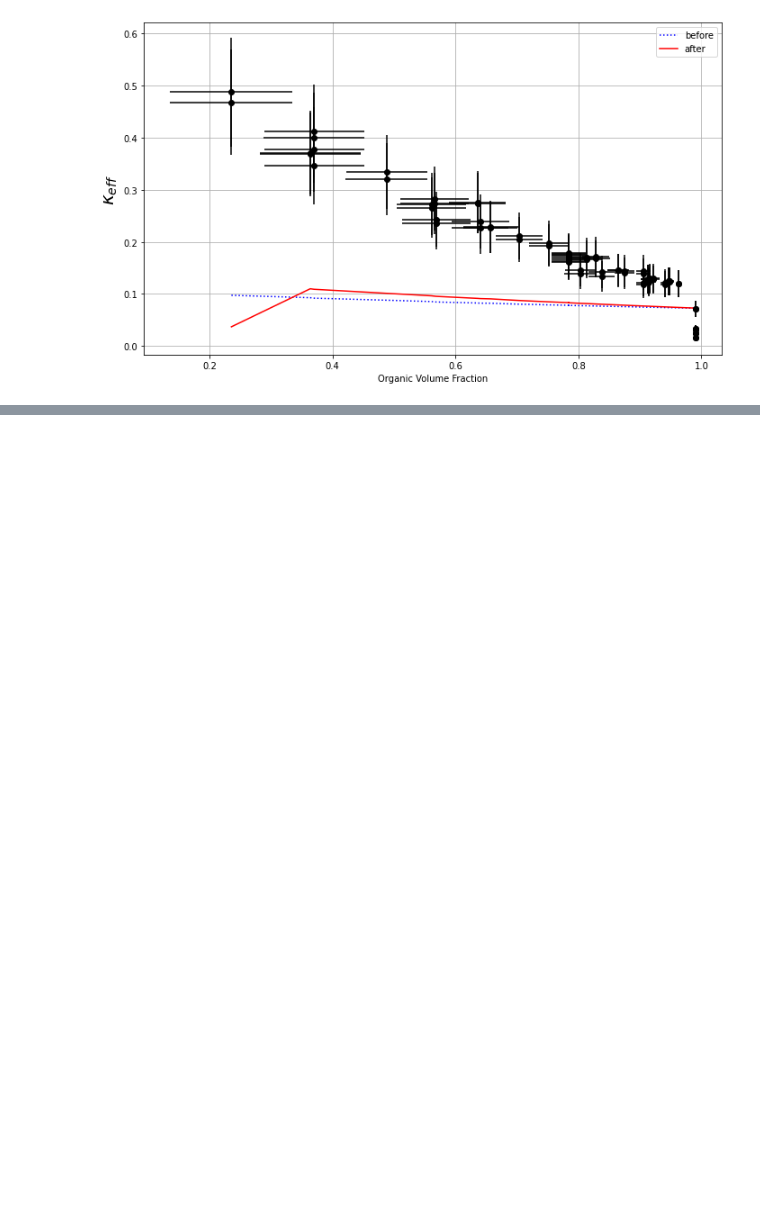
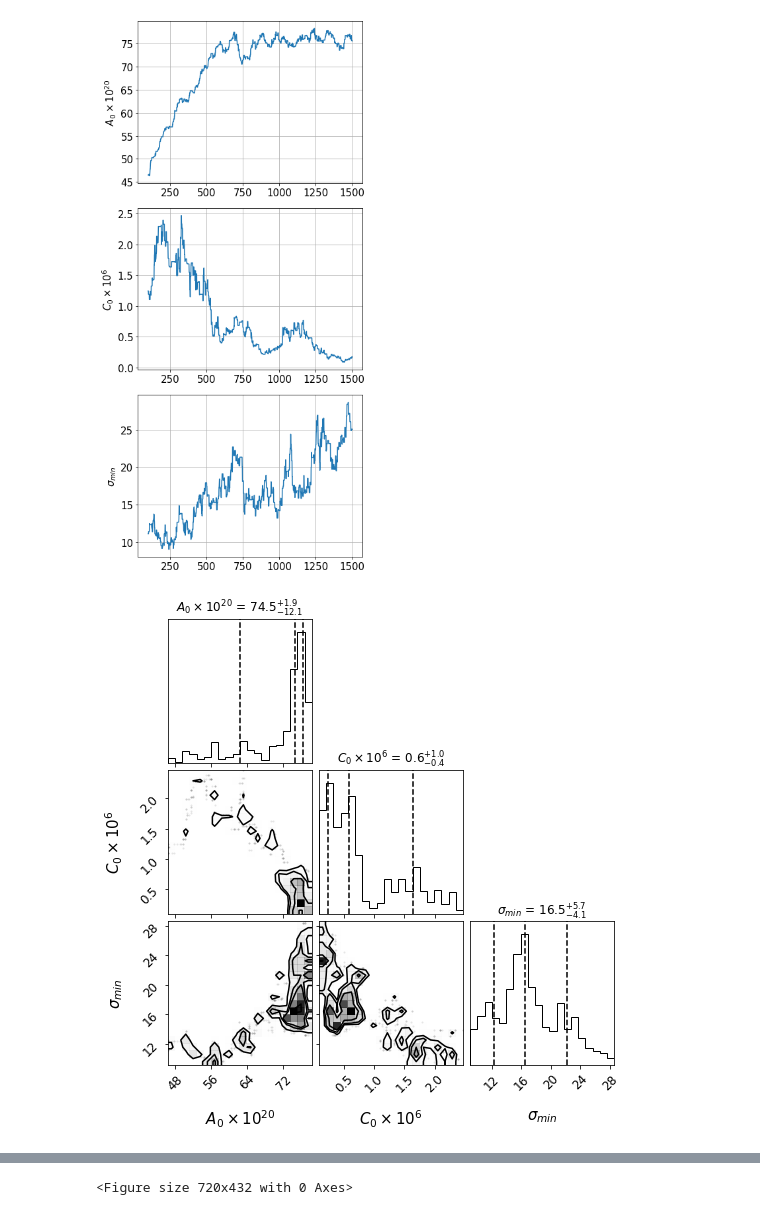
Before and after one commit to claresinger/PySDM-examples, a Jupyter notebook: PySDM_examples/Singer_Ward/plot_posthoc.ipynb, the cells around one changed output, grey strips where cells are left out. Drawn from its saved outputs; the diff is of its cells as text; code cells hidden in the pictures; blank space fills up the shorter version.

```diff
--- a/PySDM_examples/Singer_Ward/plot_posthoc.ipynb
+++ b/PySDM_examples/Singer_Ward/plot_posthoc.ipynb
@@ -13,40 +13,41 @@ from PySDM_examples.Singer_Ward.mcmc_plots import plot_param_chain, plot_corner,
 
 filename = "bcary_dark.csv"
 
-model = "CompressedFilmOvadnevaite"
-N = 200
-# model = "SzyszkowskiLangmuir"
-# N = 1500
+# model = "CompressedFilmOvadnevaite"
+# N = 1000
+model = "SzyszkowskiLangmuir"
+N = 1500
 # model = "CompressedFilmRuehl"
 # N = 5000
 
 ######
 # open data file
 ######
 ds = np.loadtxt("data/" + filename, skiprows=1, delimiter=",")
 if filename == "bcary_dark.csv":
     ds = np.delete(ds, [26, 65], axis=0)  # remove outliers
 r_dry = ds[:, 0] / 2 * 1e-9
 ovf = np.minimum(ds[:, 1], 0.99)
 d_ovf = ds[:, 2]
 kappa_eff = ds[:, 3]
 d_kappa_eff = ds[:, 4]
 T = 300 * si.K
 
 datay = kappa_eff
 errory = d_kappa_eff
 
 aerosol_list = [AerosolBetaCaryophylleneDark(ovfi) for ovfi in ovf]
 args = [T, r_dry, ovf, aerosol_list, model]
 
 modelname = model.split("CompressedFilm")[-1]
 aerosolname = aerosol_list[0].__class__.__name__.split("Aerosol")[-1]
 outputfile = "mcmc_output/" + aerosolname + "_" + modelname + "_chain" + str(N) + ".csv"
 param_chain = np.loadtxt(outputfile, delimiter=",").T
 
-# plot_param_chain(param_chain, args, savetxt=False)
-# plot_corner(param_chain, args)
+plot_param_chain(param_chain, args, savetxt=False)
+plot_corner(param_chain, args)
 plot_ovf_kappa_fit(param_chain, args, d_ovf, datay, errory)
-# plot_keff(param_chain, args, datay, errory)
+plot_keff(param_chain, args, datay, errory)
 # %% [output]
-[figure, old version]
+[figure, new version]
+[figure, added]
@@ -52,0 +55 @@ plot_ovf_kappa_fit(param_chain, args, d_ovf, datay, errory)
+<Figure size 720x432 with 0 Axes>
```
Also changed, not shown: parts of 1 cell of this notebook, 4 other files.
